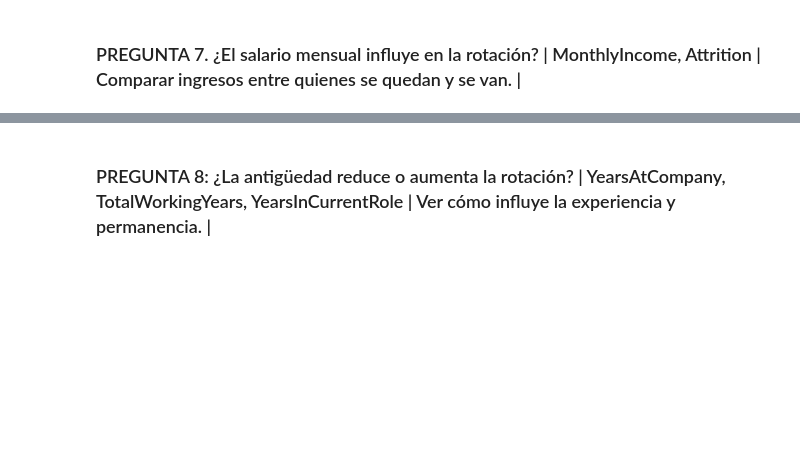
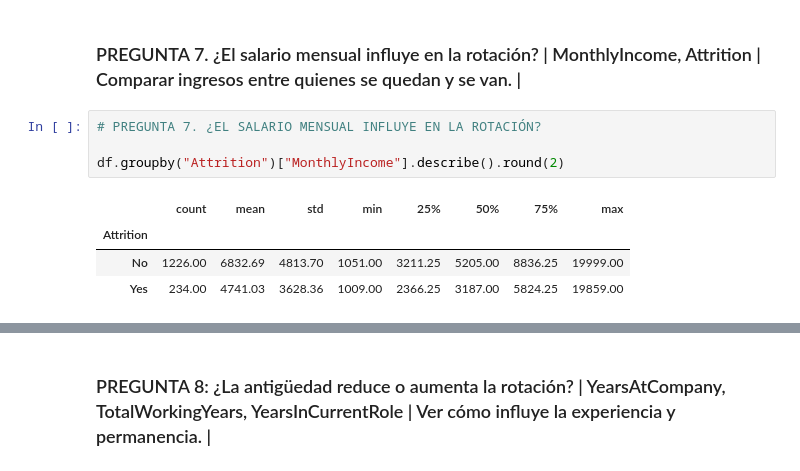
Before and after one commit to aliciagonzalezgoz/project-da-promo-69-modulo-3-team-2, a Jupyter notebook: Fase1.ipynb, the cells around one changed output, grey strips where cells are left out. Saved outputs shown, nothing was run; the diff lists cells and outputs as text; blank space fills up the shorter version.

Commit message:
hecho hasta la pregunta 7

```diff
--- a/Fase1.ipynb
+++ b/Fase1.ipynb
@@ -345,2 +362,11 @@ Más horas → menos equilibrio trabajo-vida → menor satisfacción → mayor r
 # %% [markdown]
 ### PREGUNTA 7. ¿El salario mensual influye en la rotación? | MonthlyIncome, Attrition | Comparar ingresos entre quienes se quedan y se van. |
+# %%
+# PREGUNTA 7. ¿EL SALARIO MENSUAL INFLUYE EN LA ROTACIÓN?
+
+df.groupby("Attrition")["MonthlyIncome"].describe().round(2)
+# %% [output]
+|  | count | mean | std | min | 25% | 50% | 75% | max |
+| Attrition |  |  |  |  |  |  |  |  |
+| No | 1226.00 | 6832.69 | 4813.70 | 1051.00 | 3211.25 | 5205.00 | 8836.25 | 19999.00 |
+| Yes | 234.00 | 4741.03 | 3628.36 | 1009.00 | 2366.25 | 3187.00 | 5824.25 | 19859.00 |
```
Also changed, not shown: parts of 3 cells of this notebook.
